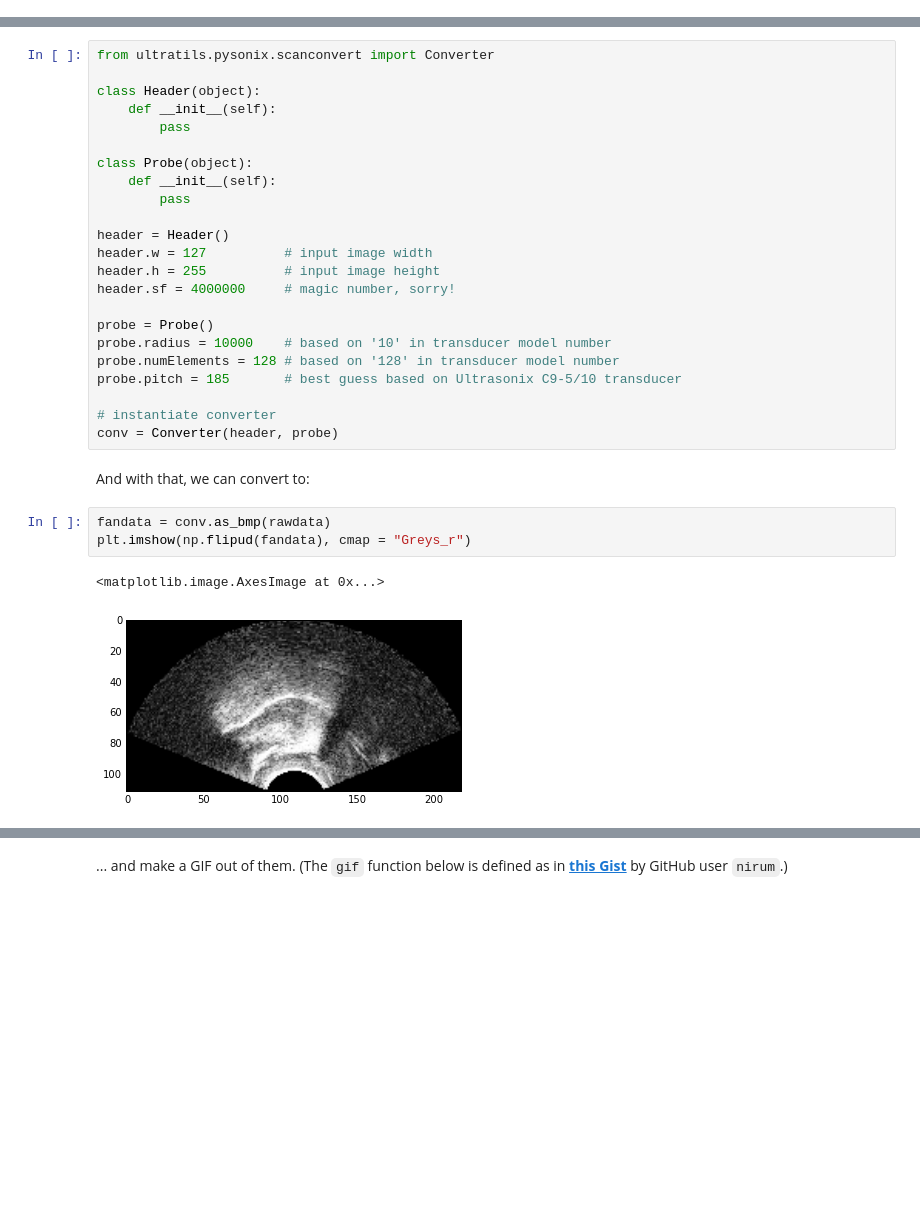
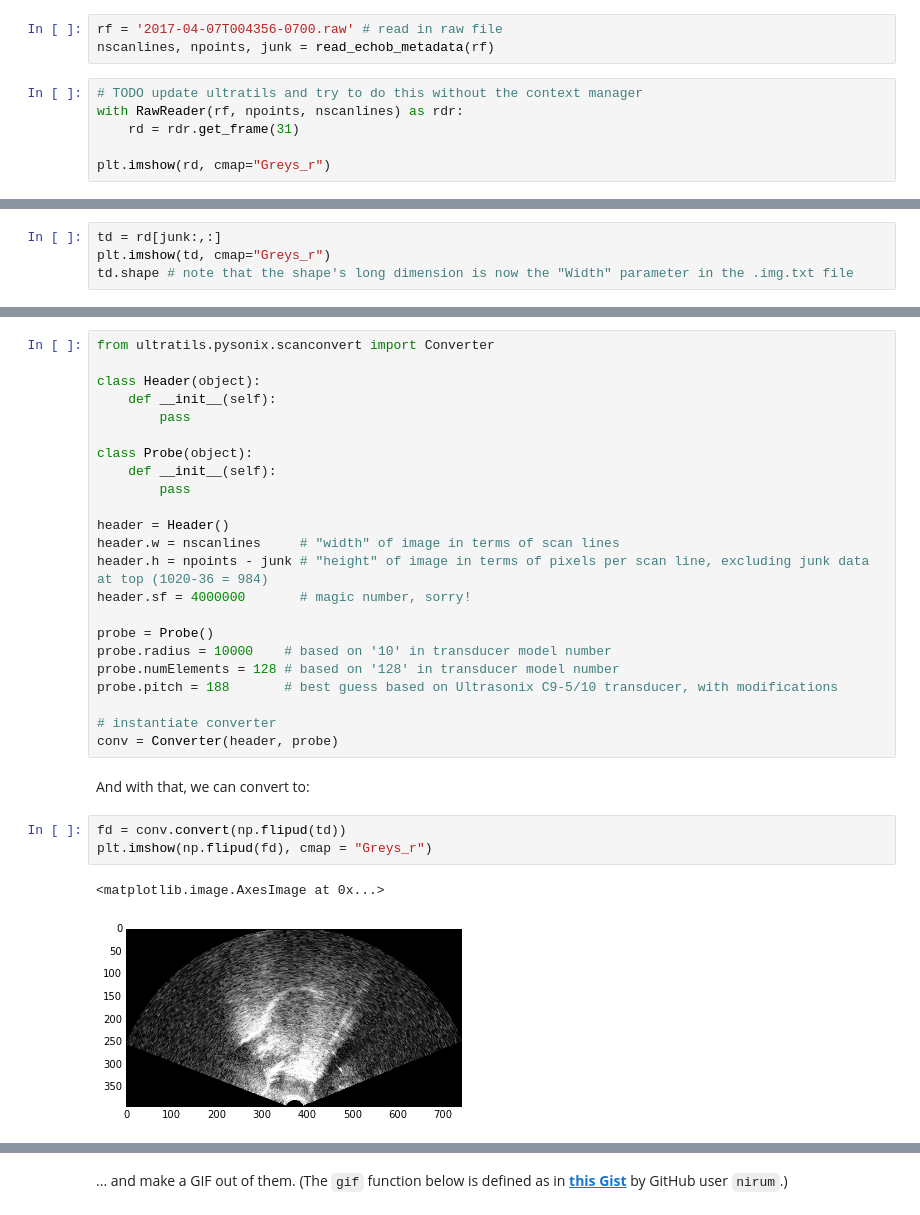
Before and after one commit to mfaytak/imgphon, a Jupyter notebook: echob-data-demo.ipynb, the cells around one changed output, grey strips where cells are left out. Saved outputs shown, nothing was run; the diff lists cells and outputs as text; blank space fills up the shorter version.

Commit message:
Update EchoB demo to use ultratils RawReader

```diff
--- a/echob-data-demo.ipynb
+++ b/echob-data-demo.ipynb
@@ -59,0 +51,9 @@ plt.imshow(np.flipud(rawdata), cmap="Greys_r") # visualize the resulting array
+# %%
+rf = '2017-04-07T004356-0700.raw' # read in raw file
+nscanlines, npoints, junk = read_echob_metadata(rf)
+# %%
+# TODO update ultratils and try to do this without the context manager
+with RawReader(rf, npoints, nscanlines) as rdr:
+    rd = rdr.get_frame(31)
+
+plt.imshow(rd, cmap="Greys_r")
@@ -59,0 +72,4 @@ plt.imshow(np.flipud(rawdata), cmap="Greys_r") # visualize the resulting array
+# %%
+td = rd[junk:,:]
+plt.imshow(td, cmap="Greys_r")
+td.shape # note that the shape's long dimension is now the "Width" parameter in the .img.txt file
@@ -73,23 +92,23 @@ class Probe(object):
         pass
 
 header = Header()
-header.w = 127          # input image width
-header.h = 255          # input image height
-header.sf = 4000000     # magic number, sorry!
+header.w = nscanlines     # "width" of image in terms of scan lines
+header.h = npoints - junk # "height" of image in terms of pixels per scan line, excluding junk data at top (1020-36 = 984)
+header.sf = 4000000       # magic number, sorry!
 
 probe = Probe()
 probe.radius = 10000    # based on '10' in transducer model number
 probe.numElements = 128 # based on '128' in transducer model number
-probe.pitch = 185       # best guess based on Ultrasonix C9-5/10 transducer
+probe.pitch = 188       # best guess based on Ultrasonix C9-5/10 transducer, with modifications
 
 # instantiate converter
 conv = Converter(header, probe)
 # %% [markdown]
 And with that, we can convert to:
 # %%
-fandata = conv.as_bmp(rawdata)
-plt.imshow(np.flipud(fandata), cmap = "Greys_r")
+fd = conv.convert(np.flipud(td))
+plt.imshow(np.flipud(fd), cmap = "Greys_r")
 # %% [output]
 <matplotlib.image.AxesImage at 0x...>
-[figure, old version]
+[figure, new version]
 # %% [markdown]
```
Also changed, not shown: parts of 27 cells of this notebook.
